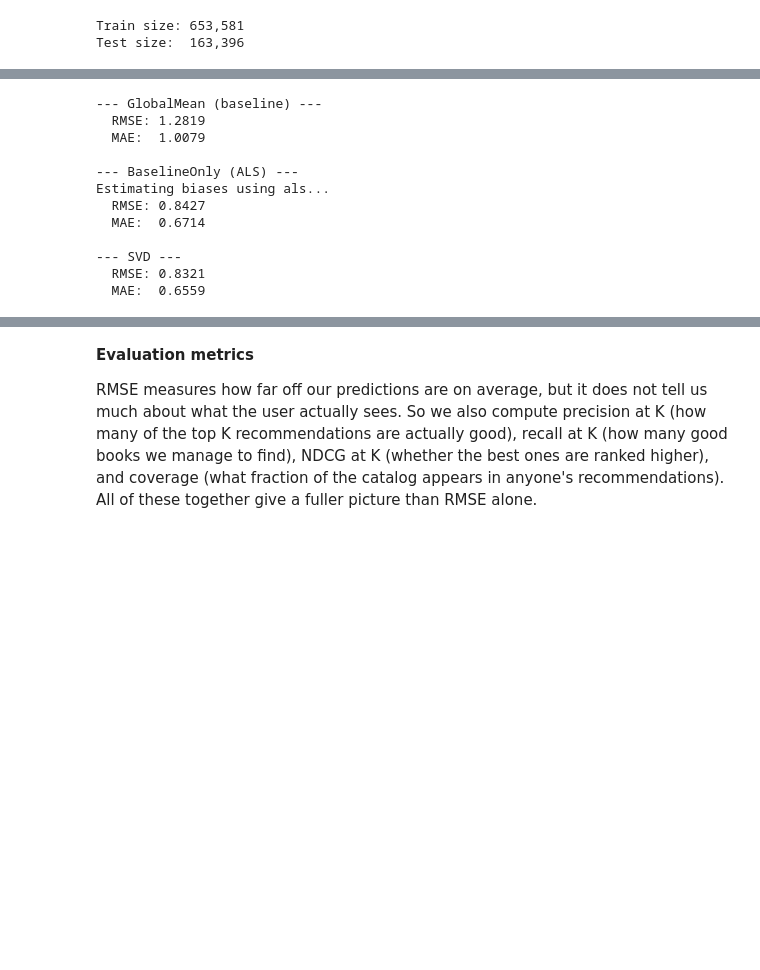
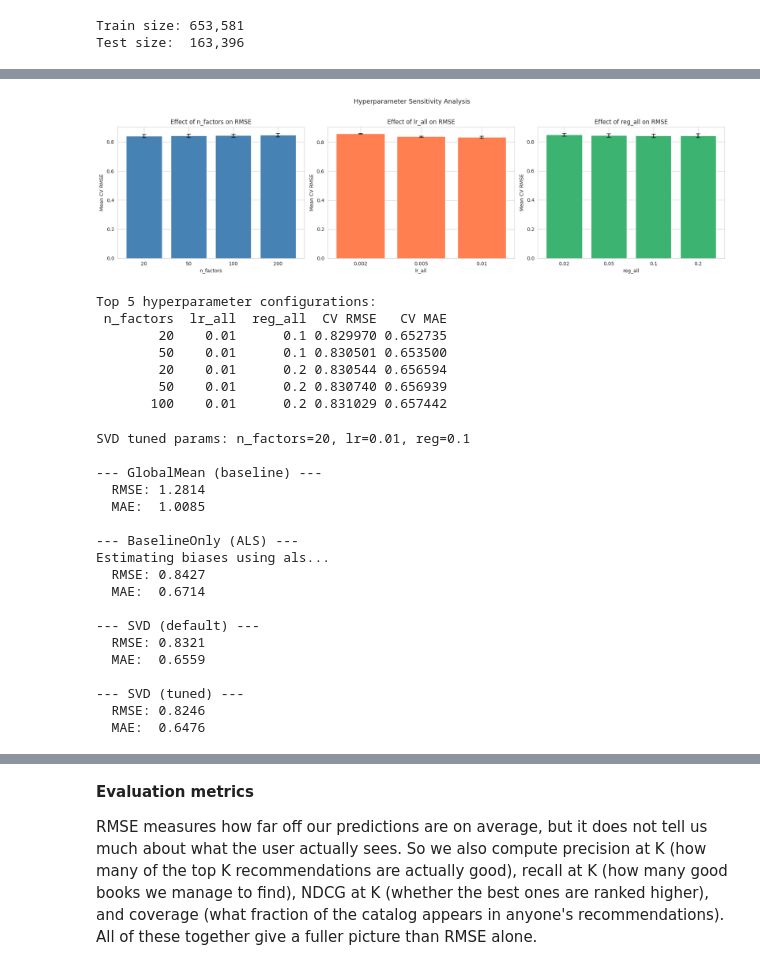
Before and after one commit to marekmansell/isa, a Jupyter notebook: notebook.ipynb, the cells around one changed output, grey strips where cells are left out. Saved outputs shown, nothing was run; the diff lists cells and outputs as text; code cells hidden in the pictures; blank space fills up the shorter version.

```diff
--- a/notebook.ipynb
+++ b/notebook.ipynb
@@ -547,34 +583,92 @@ Test size:  163,396
+# %%
+# Visualize hyperparameter sensitivity
+cv_results = pd.DataFrame(gs.cv_results)
+
+fig, axes = plt.subplots(1, 3, figsize=(18, 5))
+
+# Effect of n_factors (averaged over other params)
+for param, ax, color in [
+    ('param_n_factors', axes[0], 'steelblue'),
+    ('param_lr_all',    axes[1], 'coral'),
+    ('param_reg_all',   axes[2], 'mediumseagreen'),
+]:
+    grouped = cv_results.groupby(param)['mean_test_rmse'].agg(['mean', 'std']).reset_index()
+    ax.bar(range(len(grouped)), grouped['mean'], yerr=grouped['std'],
+           color=color, edgecolor='white', capsize=4)
+    ax.set_xticks(range(len(grouped)))
+    ax.set_xticklabels(grouped[param].values)
+    ax.set_xlabel(param.replace('param_', ''))
+    ax.set_ylabel('Mean CV RMSE')
+    ax.set_title(f'Effect of {param.replace("param_", "")} on RMSE')
+
+plt.suptitle('Hyperparameter Sensitivity Analysis', fontsize=13, y=1.02)
+plt.tight_layout()
+plt.show()
+
+# Top 5 configurations
+top5 = cv_results.nsmallest(5, 'mean_test_rmse')[
+    ['param_n_factors', 'param_lr_all', 'param_reg_all', 'mean_test_rmse', 'mean_test_mae']
+].reset_index(drop=True)
+top5.columns = ['n_factors', 'lr_all', 'reg_all', 'CV RMSE', 'CV MAE']
+print("Top 5 hyperparameter configurations:")
+print(top5.to_string(index=False))
+# %% [output]
+[figure, added]
+Top 5 hyperparameter configurations:
+ n_factors  lr_all  reg_all  CV RMSE   CV MAE
+        20    0.01      0.1 0.829970 0.652735
+        50    0.01      0.1 0.830501 0.653500
+        20    0.01      0.2 0.830544 0.656594
+        50    0.01      0.2 0.830740 0.656939
+       100    0.01      0.2 0.831029 0.657442
 # %%
-# Train and evaluate models
+# Train and evaluate models — SVD uses best hyperparameters from grid search
+best = gs.best_params['rmse']
+
 models = {
     'GlobalMean (baseline)': NormalPredictor(),
     'BaselineOnly (ALS)': BaselineOnly(bsl_options={'method': 'als', 'n_epochs': 10}),
-    'SVD': SVD(n_factors=50, n_epochs=20, random_state=42),
+    'SVD (default)': SVD(n_factors=50, n_epochs=20, random_state=42),
+    'SVD (tuned)': SVD(
+        n_factors=best['n_factors'],
+        lr_all=best['lr_all'],
+        reg_all=best['reg_all'],
+        n_epochs=best['n_epochs'],
+        random_state=42,
+    ),
 }
+
+print(f"SVD tuned params: n_factors={best['n_factors']}, lr={best['lr_all']}, reg={best['reg_all']}\n")
 
 results = {}
 for name, model in models.items():
-    print(f"\n--- {name} ---")
+    print(f"--- {name} ---")
     model.fit(trainset)
     predictions = model.test(testset)
     rmse = accuracy.rmse(predictions, verbose=False)
     mae = accuracy.mae(predictions, verbose=False)
     results[name] = {'RMSE': rmse, 'MAE': mae, 'predictions': predictions}
     print(f"  RMSE: {rmse:.4f}")
-    print(f"  MAE:  {mae:.4f}")
+    print(f"  MAE:  {mae:.4f}\n")
 # %% [output]
+SVD tuned params: n_factors=20, lr=0.01, reg=0.1
+
 --- GlobalMean (baseline) ---
-  RMSE: 1.2819
-  MAE:  1.0079
+  RMSE: 1.2814
+  MAE:  1.0085
 
 --- BaselineOnly (ALS) ---
 Estimating biases using als...
   RMSE: 0.8427
   MAE:  0.6714
 
---- SVD ---
+--- SVD (default) ---
   RMSE: 0.8321
   MAE:  0.6559
+
+--- SVD (tuned) ---
+  RMSE: 0.8246
+  MAE:  0.6476
 # %%
 # Compare models visually
 results_df = pd.DataFrame({name: {'RMSE': v['RMSE'], 'MAE': v['MAE']} for name, v in results.items()}).T
```
Also changed, not shown: parts of 10 cells of this notebook, 1 other file.
